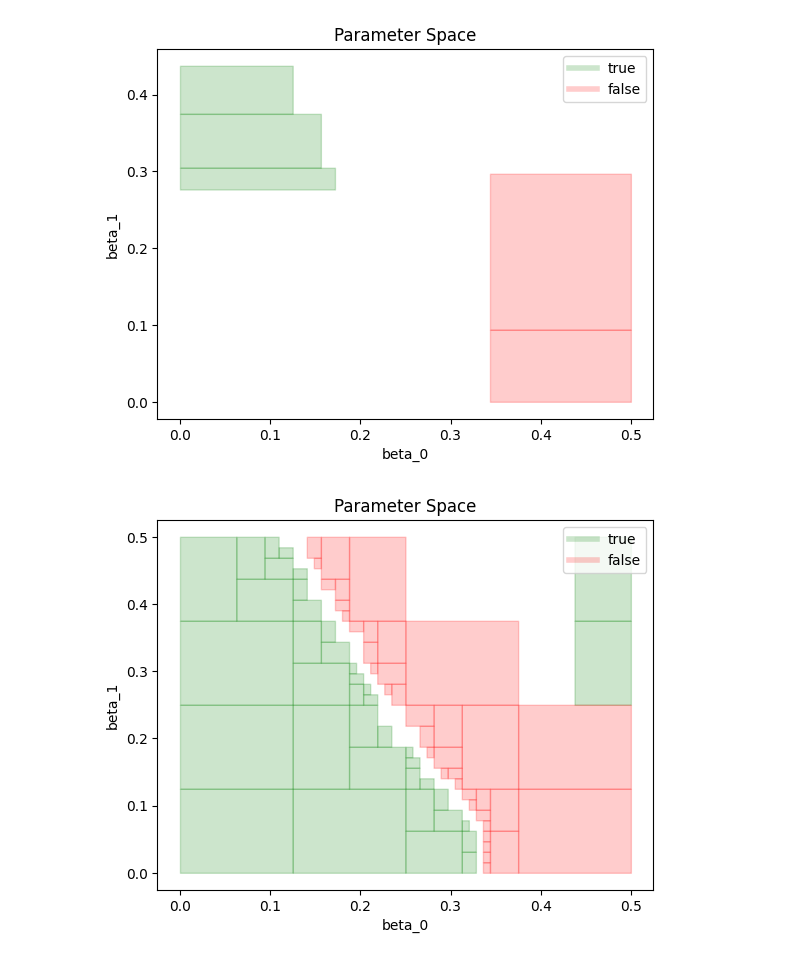
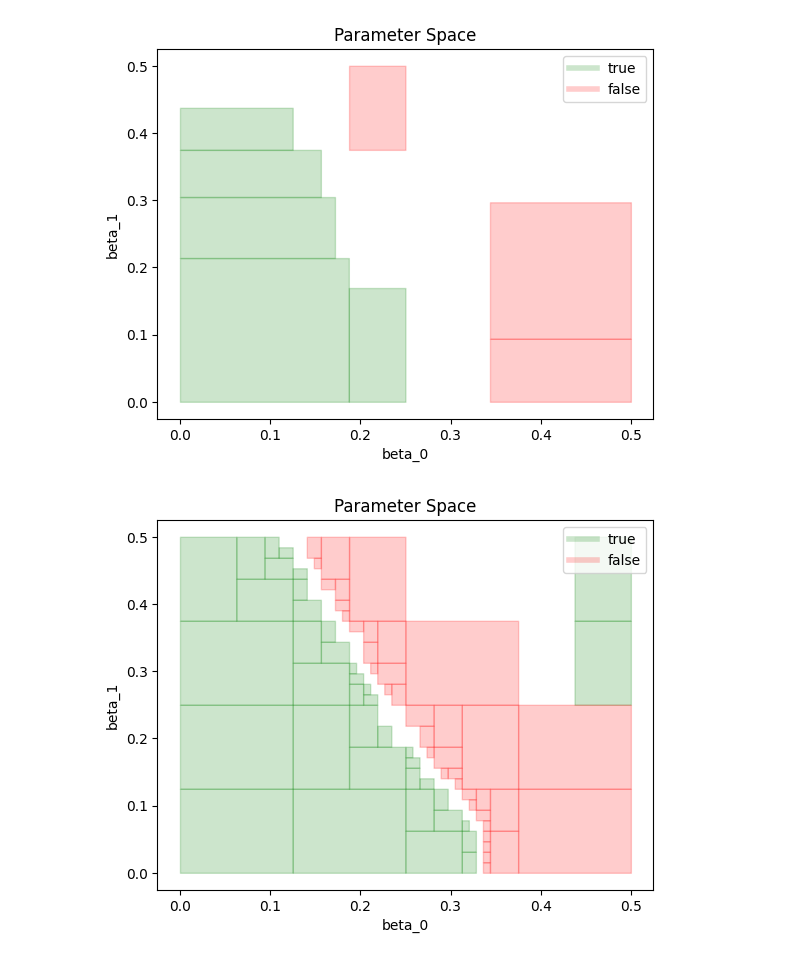
Before and after one commit to ml4ai/funman, a Jupyter notebook: notebooks/chime_param_synth_demo.ipynb, the cells around one changed output. Cells and saved outputs as stored; diff of their text form; code cells hidden in the pictures.

```diff
--- a/notebooks/chime_param_synth_demo.ipynb
+++ b/notebooks/chime_param_synth_demo.ipynb
@@ -44,34 +43,35 @@ from funman_demo.handlers import NotebookImageRefresher, RealtimeResultPlotter,
 #  - read_cache_parameter_space: use a precomputed Parameter Space encoded as JSON
 #  - write_cache_parameter_space: write a precomputed Parameter Space encoded as JSON
 #  - real_time_plotting: whether to render the solver's progress
 parameters = [Parameter("beta_0", lb=0.0, ub=0.5), Parameter("beta_1", lb=0.0, ub=0.5)]
 gromet_file1 = "bar"
 
 result1 : ParameterSynthesisScenarioResult = Funman().solve(
     ParameterSynthesisScenario(
         parameters,
         gromet_file1,
         config = {
+            "linearize": True,
             "epochs": [(0, 20), (20, 30)],
             "population_size": 1002,
             "infectious_days": 14.0,
         }),
         SearchConfig(
             tolerance=0.1,
             wait_action = NotebookImageRefresher("result1.png"),
             handler = ResultCombinedHandler([
                 ResultCacheWriter("result1_cache.json"),
                 RealtimeResultPlotter(
                     parameters,
                     plot_points=True,
                     realtime_save_path="result1.png"
                 )
             ])
         ))
 
 plot_parameter_space(result1.parameter_space, clear = True)
 # %% [output]
-[figure, old version]
+[figure, new version]
 # %%
 plot_cached_search("result1.json")
 # %% [output]
```
Also changed, not shown: parts of 2 cells of this notebook, 43 other files.
